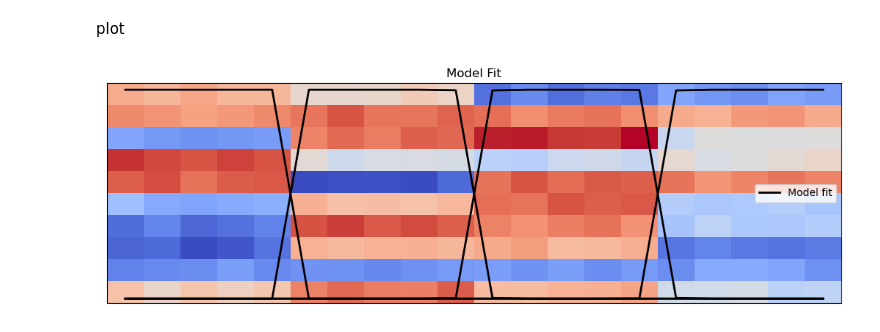
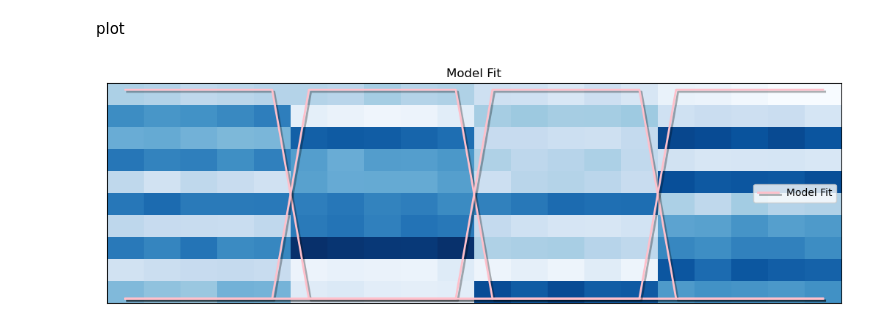
Before and after one commit to w-decker/SNL23_plots, a Jupyter notebook: plotting.ipynb, the cells around one changed output. Drawn from its saved outputs; the diff is of its cells as text; code cells hidden in the pictures.

Commit message:
add predicted event plot

```diff
--- a/plotting.ipynb
+++ b/plotting.ipynb
@@ -257,16 +257,16 @@ plot
 # %%
 fig = plt.figure(figsize=(10, 3))
 ax = fig.add_axes([0, 0, 1, 1])
 
-ax.imshow(X.T, aspect='auto', cmap='coolwarm')
+ax.imshow(X.T, aspect='auto', cmap='Blues')
 ax.set_title('Model Fit')
 ax.set_yticks([])
 ax.set_xticks([])
 
-ax.plot(9.3 - 9.5 * (es.segments_[0] / np.max(es.segments_[0])), color='k', lw=2)
-ax.legend(handles=[plt.Line2D([0], [0], color='k', label=f'Model fit', lw=2)], loc=7)
+ax.plot(9.3 - 9.5 * (es.segments_[0] / np.max(es.segments_[0])), color='pink', lw=2, path_effects=[pe.SimpleLineShadow(shadow_color='k'), pe.Normal()])
+ax.legend(handles=[plt.Line2D([0], [0], color='pink', label=f'Model Fit', lw=2, path_effects=[pe.SimpleLineShadow(shadow_color='k'), pe.Normal()])], loc=7)
 
 #save figure
 fig.savefig('hmmsim_fit.png', dpi=300, bbox_inches='tight')
 # %% [output]
-[figure, old version]
+[figure, new version]
```
Also changed, not shown: parts of 4 cells of this notebook.
